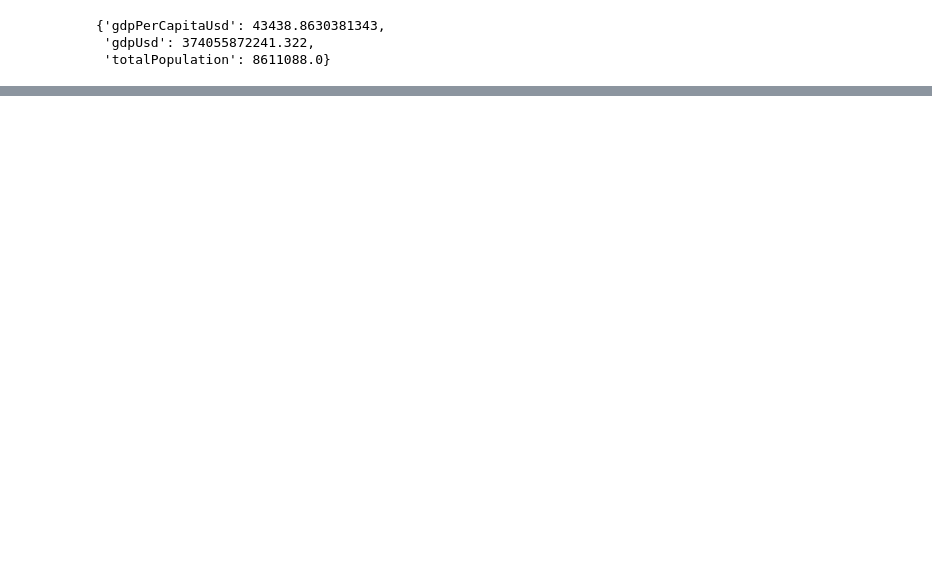
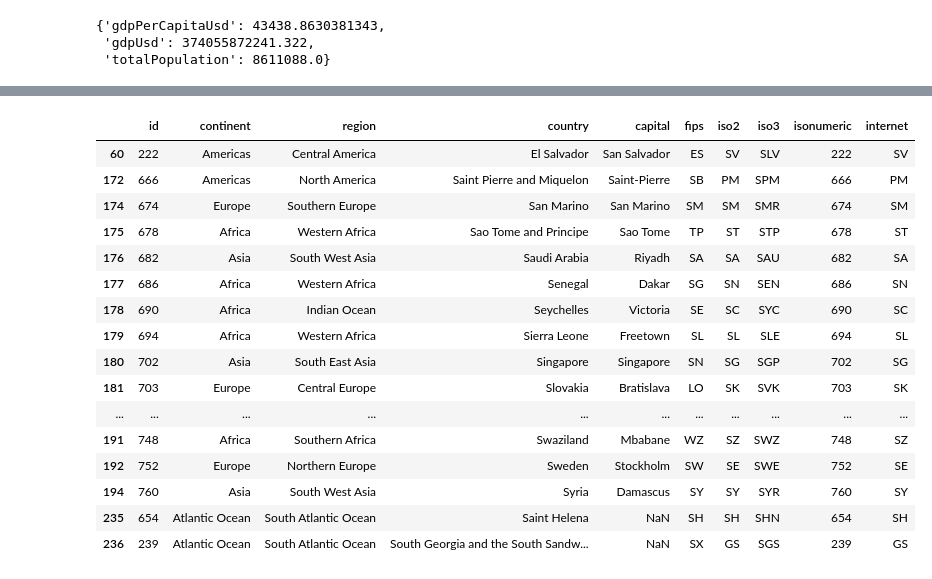
Before and after one commit to kebuhcah/kebucah-herokuapp, a Jupyter notebook: notebooks/parlgov_merge.ipynb, the cells around one changed output, grey strips where cells are left out. Drawn from its saved outputs; the diff is of its cells as text; code cells hidden in the pictures; blank space fills up the shorter version.

```diff
--- a/notebooks/parlgov_merge.ipynb
+++ b/notebooks/parlgov_merge.ipynb
@@ -137,0 +158,24 @@ dtype: float64
+# %%
+ExternalCountry=pd.read_csv('../refdata/external_country_iso.csv')
+#ExternalCountry=ExternalCountry[(ExternalCountry.continent=='Europe')|(ExternalCountry.iso3.isin(['RUS','CYP','CYN','TUR']))]
+
+ExternalCountry[ExternalCountry.iso3.str.startswith('S')]
+#Country[Country.name_short==code].reset_index(drop=True).T.drop('name_short')[0].to_dict()
+# %% [output]
+|  | id | continent | region | country | capital | fips | iso2 | iso3 | isonumeric | internet |
+| 60 | 222 | Americas | Central America | El Salvador | San Salvador | ES | SV | SLV | 222 | SV |
+| 172 | 666 | Americas | North America | Saint Pierre and Miquelon | Saint-Pierre | SB | PM | SPM | 666 | PM |
+| 174 | 674 | Europe | Southern Europe | San Marino | San Marino | SM | SM | SMR | 674 | SM |
+| 175 | 678 | Africa | Western Africa | Sao Tome and Principe | Sao Tome | TP | ST | STP | 678 | ST |
+| 176 | 682 | Asia | South West Asia | Saudi Arabia | Riyadh | SA | SA | SAU | 682 | SA |
+| 177 | 686 | Africa | Western Africa | Senegal | Dakar | SG | SN | SEN | 686 | SN |
+| 178 | 690 | Africa | Indian Ocean | Seychelles | Victoria | SE | SC | SYC | 690 | SC |
+| 179 | 694 | Africa | Western Africa | Sierra Leone | Freetown | SL | SL | SLE | 694 | SL |
+| 180 | 702 | Asia | South East Asia | Singapore | Singapore | SN | SG | SGP | 702 | SG |
+| 181 | 703 | Europe | Central Europe | Slovakia | Bratislava | LO | SK | SVK | 703 | SK |
+| ... | ... | ... | ... | ... | ... | ... | ... | ... | ... | ... |
+| 191 | 748 | Africa | Southern Africa | Swaziland | Mbabane | WZ | SZ | SWZ | 748 | SZ |
+| 192 | 752 | Europe | Northern Europe | Sweden | Stockholm | SW | SE | SWE | 752 | SE |
+| 194 | 760 | Asia | South West Asia | Syria | Damascus | SY | SY | SYR | 760 | SY |
+| 235 | 654 | Atlantic Ocean | South Atlantic Ocean | Saint Helena | NaN | SH | SH | SHN | 654 | SH |
+| 236 | 239 | Atlantic Ocean | South Atlantic Ocean | South Georgia and the South Sandw... | NaN | SX | GS | SGS | 239 | GS |
```
Also changed, not shown: parts of 6 cells of this notebook, 1 other file.
